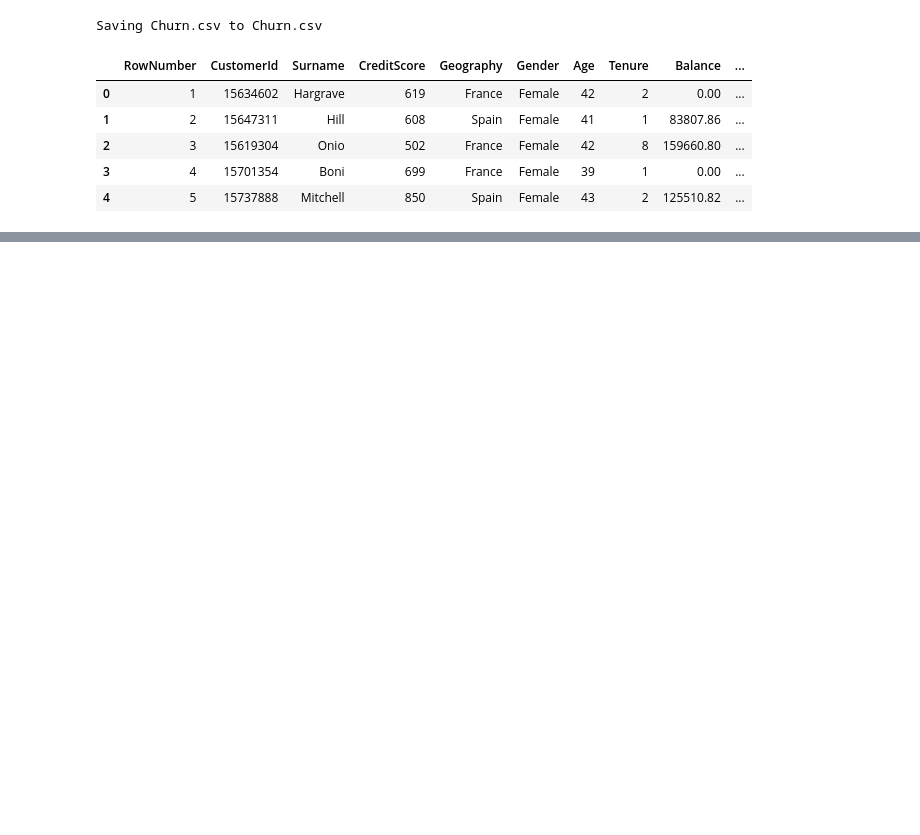
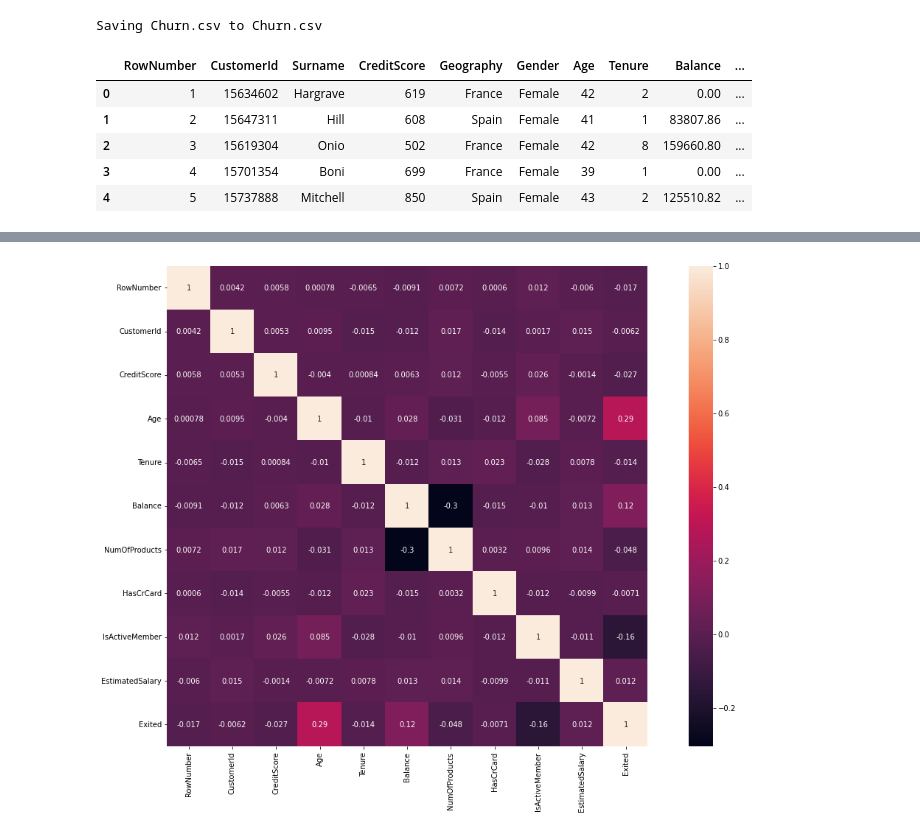
Before and after one commit to fereshteh-bahadory/Churn-model-for-customer-service, a Jupyter notebook: Untitled3.ipynb, the cells around one changed output, grey strips where cells are left out. Saved outputs shown, nothing was run; the diff lists cells and outputs as text; code cells hidden in the pictures; blank space fills up the shorter version.

```diff
--- a/Untitled3.ipynb
+++ b/Untitled3.ipynb
@@ -32,0 +122,9 @@ data1.head()
+# %%
+plt.figure(figsize = (20, 12))
+
+corr = data.corr()
+
+sb.heatmap(corr,annot = True,square=True)
+plt.show()
+# %% [output]
+[figure, added]
```
Also changed, not shown: parts of 14 cells of this notebook.
